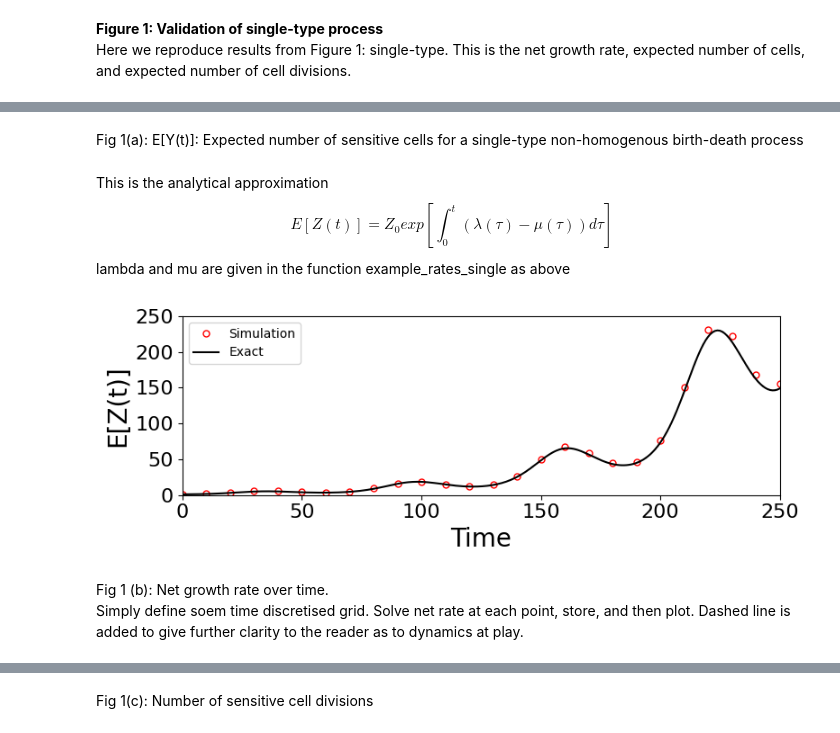
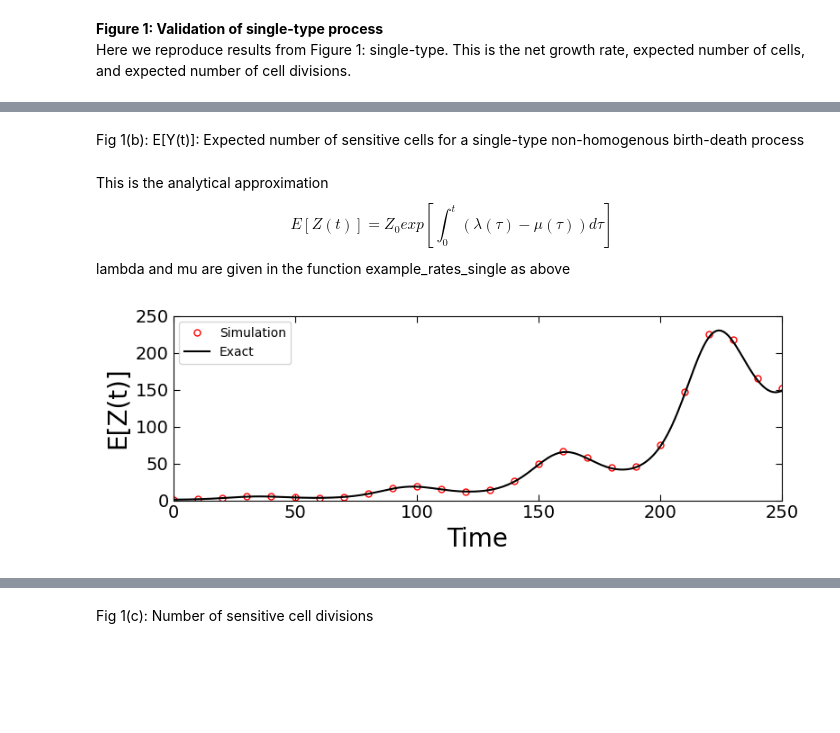
Before and after one commit to colmmcc2000/RSCAM_Group_11, a Jupyter notebook: code_RSCAM.ipynb, the cells around one changed output, grey strips where cells are left out. Cells and saved outputs as stored; diff of their text form; code cells hidden in the pictures; blank space fills up the shorter version.

```diff
--- a/code_RSCAM.ipynb
+++ b/code_RSCAM.ipynb
@@ -56,41 +90,45 @@ def calc_cell_division(func_sens, t):
 # %% [markdown]
-Fig 1(a): E[Y(t)]: Expected number of sensitive cells for a single-type non-homogenous birth-death process
+Fig 1(b): E[Y(t)]: Expected number of sensitive cells for a single-type non-homogenous birth-death process
 # %% [markdown]
 This is the analytical approximation $$E[Z(t)] = Z_0exp[\int_0^t (\lambda (\tau ) - \mu (\tau )) d \tau ]$$
 lambda and mu are given in the function example_rates_single as above
 # %%
 
 vals = np.linspace(0, 250, 250)
 store = np.zeros(len(vals))
 for i, _ in enumerate(vals):
     store[i] = calc_expectation(1, func, _)
 
 #Need 10000+ trials to get an accurate figure. Can take oer 10 minutes
-N = 1000 #Number of trials
+N = 5000 #Number of trials
+M = 1
+
 fig = plt.figure(figsize=(8, 3))
-grid, mean_pop, mean_divs, var = get_mean_trajectory_single(N, 250, 1, example_rates_single, 0.3)
+grid, mean_pop, mean_divs, var = get_mean_trajectory_single(N, 250, M, example_rates_single, 0.3)
 plt.plot(grid, mean_pop, 'o', markevery = 10, markersize = 5,
          c = 'red', label = f'Simulation', fillstyle = 'none')
 plt.plot(vals, store, c = 'black', linestyle = '-', label = 'Exact')
 plt.legend()
 plt.xlim(0, 250)
 plt.ylim(0, 250)
 
 plt.xlabel('Time', fontsize=20)
 plt.ylabel('E[Z(t)]', fontsize=20)
 
 #set tick marks
-plt.xticks(np.arange(0, 251, 50), fontsize=16)
-plt.yticks(np.arange(0, 251, 50), fontsize=16)
+plt.xticks(np.arange(0, 251, 50), fontsize=14)
+plt.yticks(np.arange(0, 251, 50), fontsize=14)
+
+plt.tick_params(axis='both', which='major',
+                top=True, right=True,
+                direction='in', # Optional: points ticks inward
+                length=5, # Optional: makes ticks more prominent
+                labelsize=14)
 
 plt.tight_layout()
 
 #uncomment to overwrite figure
-plt.savefig('Figs/single_type_population.pdf', format='pdf', bbox_inches='tight', dpi=300)
+#plt.savefig('Figs/single_type_population.pdf', format='pdf', bbox_inches='tight', dpi=300)
 plt.show()
 # %% [output]
-[figure, old version]
+[figure, new version]
-# %% [markdown]
-Fig 1 (b): Net growth rate over time.\
-Simply define soem time discretised grid. Solve net rate at each point, store, and then plot.
-Dashed line is added to give further clarity to the reader as to dynamics at play.
```
Also changed, not shown: parts of 10 cells of this notebook, 5 other files.
